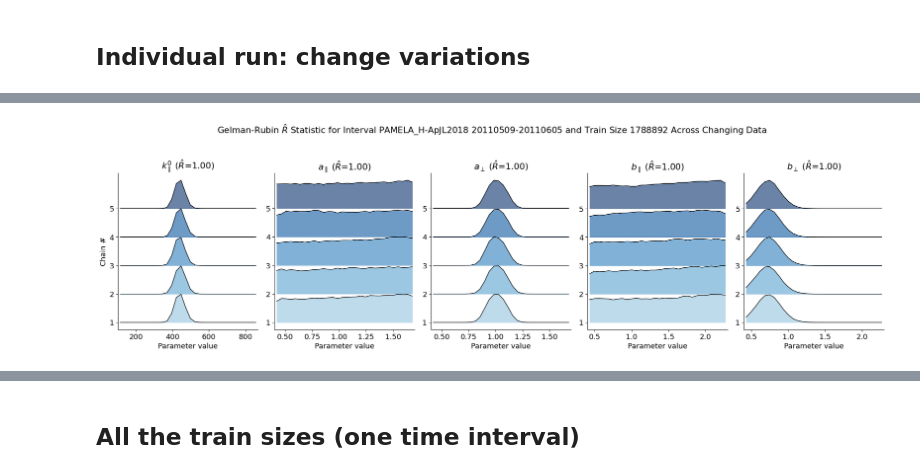
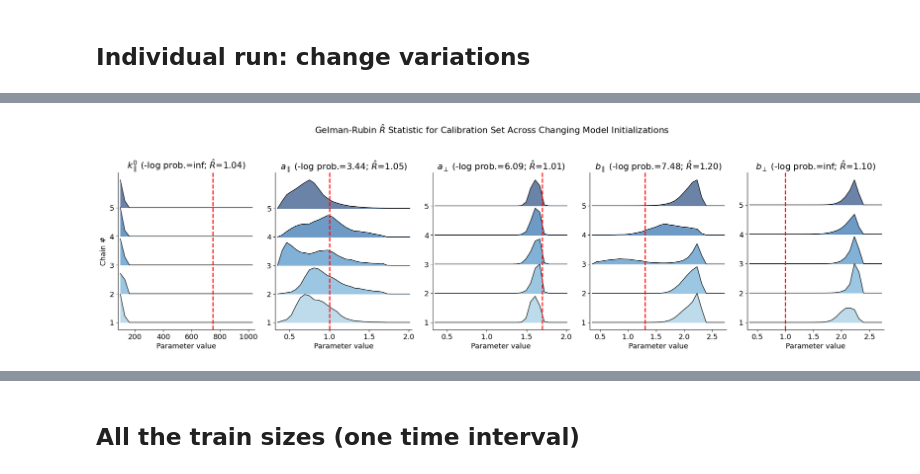
Before and after one commit to hawaii-ai/GalacticCosmicRays, a Jupyter notebook: notebooks/plot/plot_hmc_calibration_test.ipynb, the cells around one changed output, grey strips where cells are left out. Saved outputs shown, nothing was run; the diff lists cells and outputs as text; code cells hidden in the pictures.

Commit message:
more calibration testing fixes

```diff
--- a/notebooks/plot/plot_hmc_calibration_test.ipynb
+++ b/notebooks/plot/plot_hmc_calibration_test.ipynb
@@ -337,6 +337,14 @@ def get_distance(hist_0, hist_1, metric='mae'):
         return wasserstein_distance(hist_0, hist_1)
     else:
         raise ValueError(f"Unknown metric {metric}.")
+
+def histogram_log_prob(value, hist, bin_edges):
+    idx = np.digitize(value, bin_edges) - 1
+    if idx < 0 or idx >= len(hist):
+        return -np.inf
+    width = bin_edges[idx+1] - bin_edges[idx]
+    prob = hist[idx] * width   # mass, since hist is a density
+    return np.log(prob) if prob > 0 else -np.inf
 # %% [markdown]
 ## Individual run: single variation b0
 # %%
@@ -636,22 +621,20 @@ param_hist_max = [1.0, 0.04, 0.25, 0.05, 0.25]
 
 fig, axs = plt.subplots(1, 5, figsize=(20, 6), sharey=False)
 plt.suptitle(
-    r"Gelman-Rubin $\hat{R}$ Statistic for Interval "
-    + f"{exp_name} {interval} and Train Size {int(train_size_fraction * 1_788_892)} "
-    + f"Across Changing {which_changes_short[which_change_idx]}"
+    r"Gelman-Rubin $\hat{R}$ Statistic for Calibration Set "
+    + f"Across Changing Model Initializations"
 )
 
 for j, param in enumerate(PARAMETERS):
     # Common bins for this parameter (global binning)
-    vmin = PARAMETERS_MIN[j]
-    vmax = PARAMETERS_MAX[j]
+    vmin = PARAMETERS_MIN[j] - 0.2 * PARAMETERS_MIN[j]
+    vmax = PARAMETERS_MAX[j] + 0.2 * PARAMETERS_MAX[j]
     bins = np.linspace(vmin, vmax, num_bins + 1)
     bin_centers = 0.5 * (bins[:-1] + bins[1:])
 
     ax = axs[j]
-    ax.set_title(f"{PARAMETERS_NAME[j]} " + r"($\hat{R}$=" + f"{rhats[param][0]:.2f})")
-
     max_hist = 0
+    log_prob_true_param = []
 
     # Get maximum histogram value across all chains for this parameter
     for k, (chain, label, color) in list(enumerate(zip(chains, chain_labels, colors))):
@@ -667,7 +650,7 @@ for j, param in enumerate(PARAMETERS):
     for k, (chain, label, color) in list(enumerate(zip(chains, chain_labels, colors))):
         samples = chain[param].values
 
-        hist, _ = np.histogram(samples, bins=bins, density=True)
+        hist, bin_edges = np.histogram(samples, bins=bins, density=True)
 
         # Optionally rescale each ridge to similar height for aesthetics
         if scale:
@@ -676,33 +659,51 @@ for j, param in enumerate(PARAMETERS):
 
         offset = k  # vertical offset for this chain
 
         # Filled area
         ax.fill_between(
             bin_centers,
             offset,
             hist + offset,
             alpha=0.6,
             linewidth=0.5,
             edgecolor="black",
             color=color,
         )
+
         # Outline
         ax.plot(bin_centers, hist + offset, linewidth=1.0, color="black")
+
+        # Calulcate the log probability of the true parameter value under this chain's histogram
+        log_prob_true_param.append(histogram_log_prob(true_parameter_values[j], hist, bin_edges))
+
+    # Plot true parameter value line
+    ax.axvline(
+        true_parameter_values[j],
+        color='red',
+        lw=2,
+        linestyle='--',
+        label='True value'
+    )
+
+    avg_log_prob = np.mean(log_prob_true_param)
+    ax.set_title(f"{PARAMETERS_NAME[j]} " +  f"(-log prob.={-1 * avg_log_prob:.2f}; " + r"$\hat{R}$=" + f"{rhats[param][0]:.2f})")
 
     ax.set_xlim(vmin, vmax)
     ax.set_yticks(range(num_chains))
     ax.set_yticklabels(chain_labels)
     ax.set_xlabel("Parameter value")
     if j == 0:
         ax.set_ylabel("Chain #")
 
     # Clean up spines for a more "joyplot" aesthetic
     ax.spines["top"].set_visible(False)
     ax.spines["right"].set_visible(False)
 
+    # ax.legend()
+
 plt.tight_layout(rect=[0, 0, 1, 0.95])
-plt.savefig(plots_dir / f'sample_histograms_{idx}.png', dpi=300)
-plt.savefig(plots_dir / f'sample_histograms_{idx}.pdf')
+plt.savefig(plots_dir / f'calibration_histogram_{idx}.png', dpi=300)
+plt.savefig(plots_dir / f'calibration_histogram_{idx}.pdf')
 plt.show()
 # %% [output]
-[figure, old version]
+[figure, new version]
```
Also changed, not shown: parts of 6 cells of this notebook, 4 other files.
